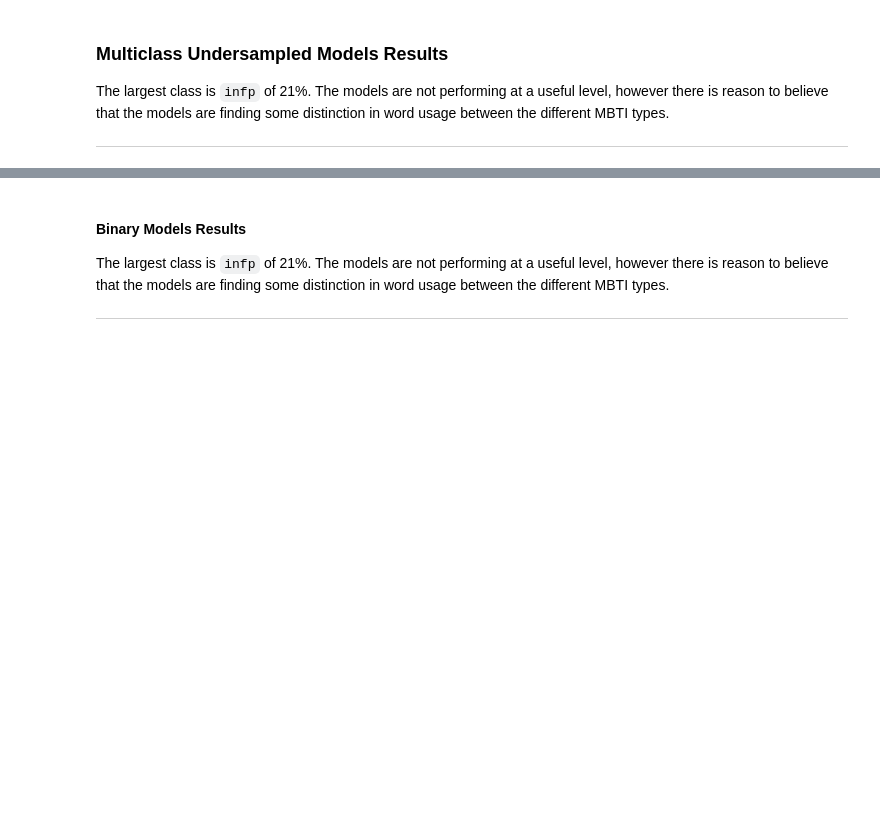
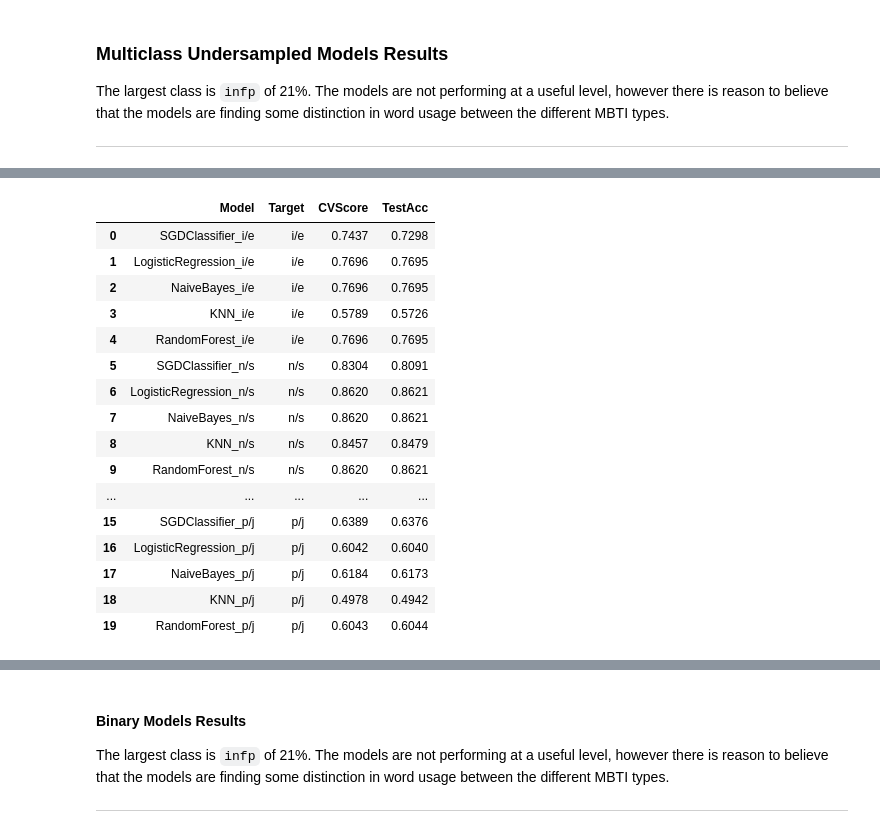
Before and after one commit to westonshuken/Automatic-Personality-Prediction, a Jupyter notebook: index.ipynb, the cells around one changed output, grey strips where cells are left out. Saved outputs shown, nothing was run; the diff lists cells and outputs as text; code cells hidden in the pictures; blank space fills up the shorter version.

```diff
--- a/index.ipynb
+++ b/index.ipynb
@@ -490,4 +868,5 @@ bin_cv
 # %%
 # Fitting and predicting multiclass models using TF-IDF vectorization
-bin_tfidf = rm.run(cafe_clean, 'joined_tokens', bin_targets, baseline_models, models_table, tfidf=True, SEED=SEED)
+bin_tfidf = rm.run(cafe_clean, 'joined_tokens', bin_targets, baseline_models_bin, models_table, tfidf=True, SEED=SEED)
 bin_tfidf
+# %% [output]
@@ -494,3 +890,20 @@ bin_tfidf
+|  | Model | Target | CVScore | TestAcc |
+| 0 | SGDClassifier_i/e | i/e | 0.7437 | 0.7298 |
+| 1 | LogisticRegression_i/e | i/e | 0.7696 | 0.7695 |
+| 2 | NaiveBayes_i/e | i/e | 0.7696 | 0.7695 |
+| 3 | KNN_i/e | i/e | 0.5789 | 0.5726 |
+| 4 | RandomForest_i/e | i/e | 0.7696 | 0.7695 |
+| 5 | SGDClassifier_n/s | n/s | 0.8304 | 0.8091 |
+| 6 | LogisticRegression_n/s | n/s | 0.8620 | 0.8621 |
+| 7 | NaiveBayes_n/s | n/s | 0.8620 | 0.8621 |
+| 8 | KNN_n/s | n/s | 0.8457 | 0.8479 |
+| 9 | RandomForest_n/s | n/s | 0.8620 | 0.8621 |
+| ... | ... | ... | ... | ... |
+| 15 | SGDClassifier_p/j | p/j | 0.6389 | 0.6376 |
+| 16 | LogisticRegression_p/j | p/j | 0.6042 | 0.6040 |
+| 17 | NaiveBayes_p/j | p/j | 0.6184 | 0.6173 |
+| 18 | KNN_p/j | p/j | 0.4978 | 0.4942 |
+| 19 | RandomForest_p/j | p/j | 0.6043 | 0.6044 |
 # %%
 # Plotting the Model accuracy compared to the majority class
 fig, axs = plt.subplots(2, 2, figsize=(15,10), sharex=True)
```
Also changed, not shown: parts of 115 cells of this notebook, 3 other files.
